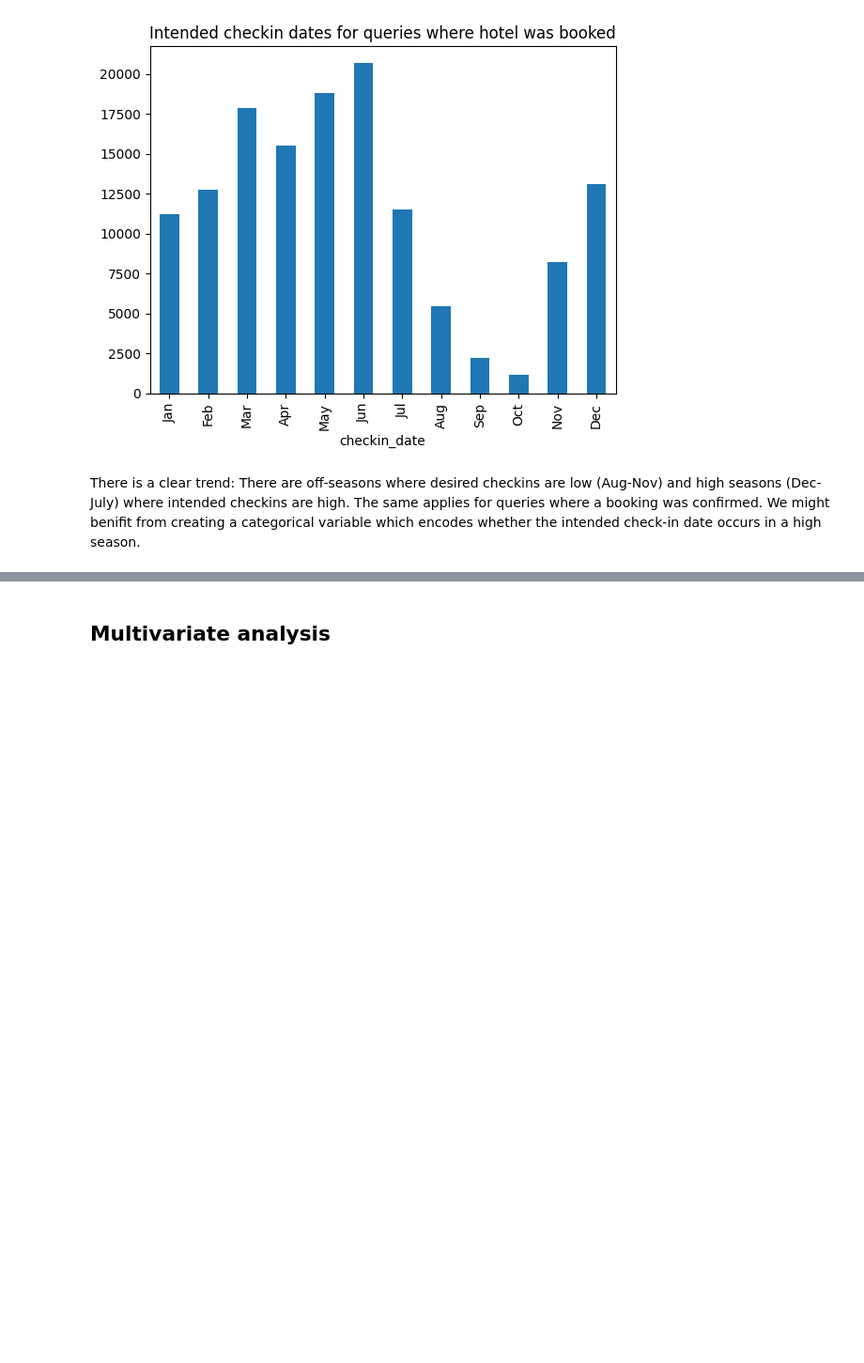
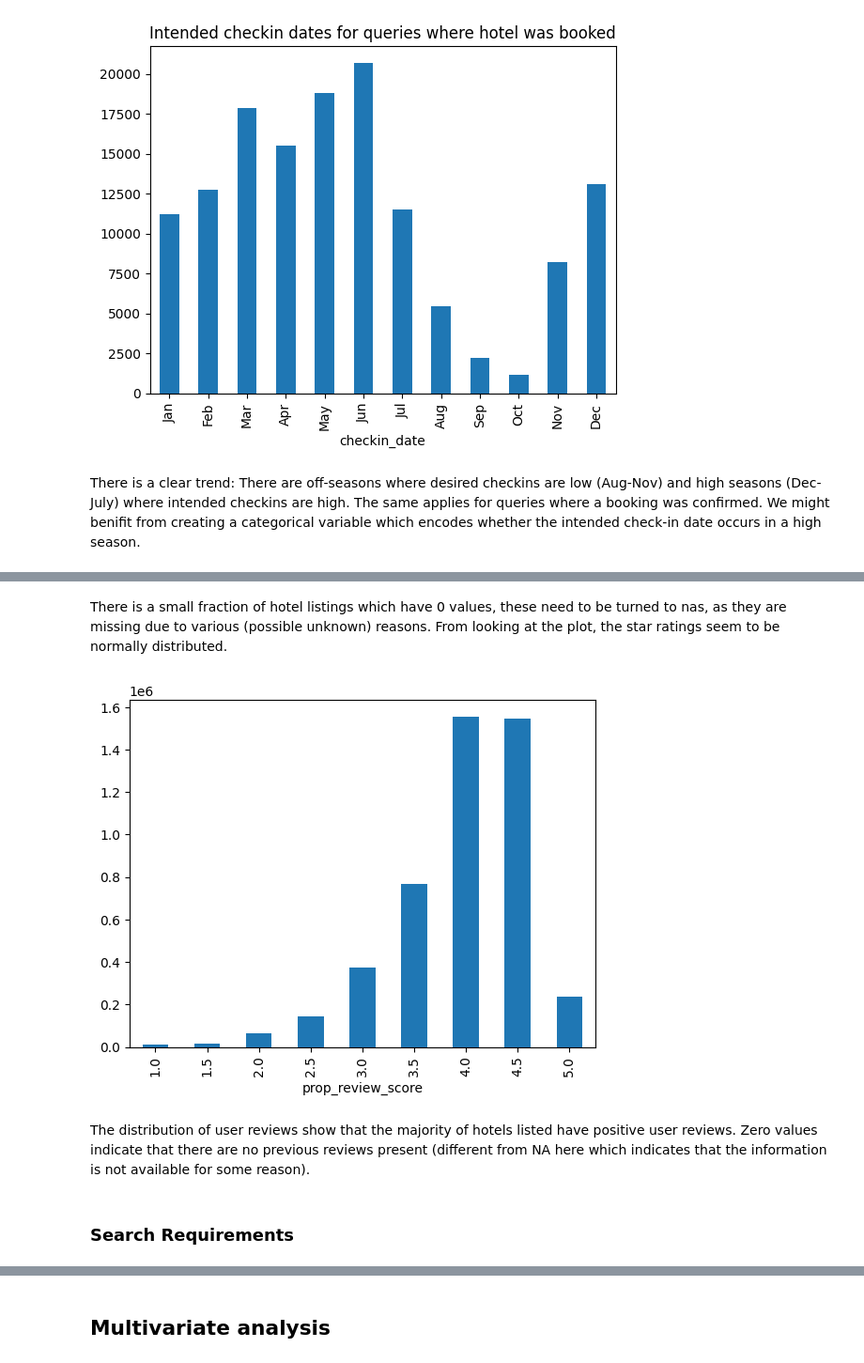
Before and after one commit to L42-AI/dmt-2, a Jupyter notebook: src/notebooks/eda.ipynb, the cells around one changed output, grey strips where cells are left out. Shown at 94% size. Drawn from its saved outputs; the diff is of its cells as text; code cells hidden in the pictures; blank space fills up the shorter version.

```diff
--- a/src/notebooks/eda.ipynb
+++ b/src/notebooks/eda.ipynb
@@ -340,0 +365,8 @@ There is a clear trend: There are off-seasons where desired checkins are low (Au
+# %% [markdown]
+There is a small fraction of hotel listings which have 0 values, these need to be turned to nas, as they are missing due to various (possible unknown) reasons. From looking at the plot, the star ratings seem to be normally distributed.
+# %%
+prop_review_score = train_set['prop_review_score'].value_counts().sort_index()
+prop_review_score.plot(kind="bar")
+plt.show()
+# %% [output]
+[figure, added]
@@ -340,0 +376,4 @@ There is a clear trend: There are off-seasons where desired checkins are low (Au
+# %% [markdown]
+The distribution of user reviews show that the majority of hotels listed have positive user reviews. Zero values indicate that there are no previous reviews present (different from NA here which indicates that the information is not available for some reason).
+# %% [markdown]
+### Search Requirements
```
Also changed, not shown: parts of 12 cells of this notebook, 3 other files.
